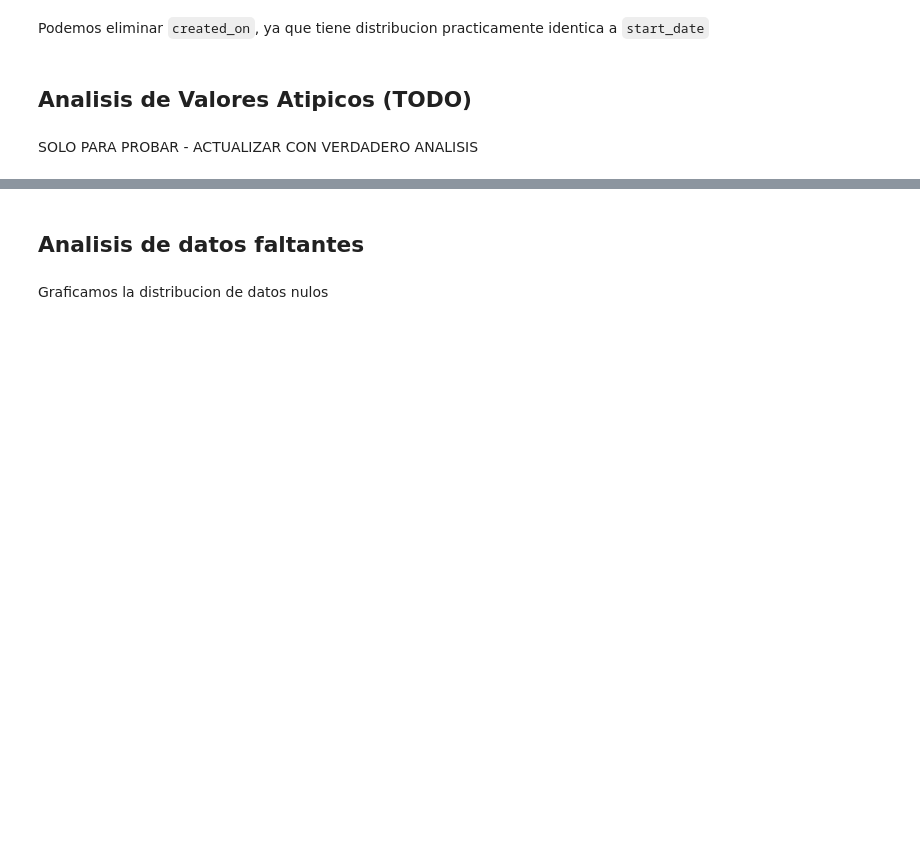
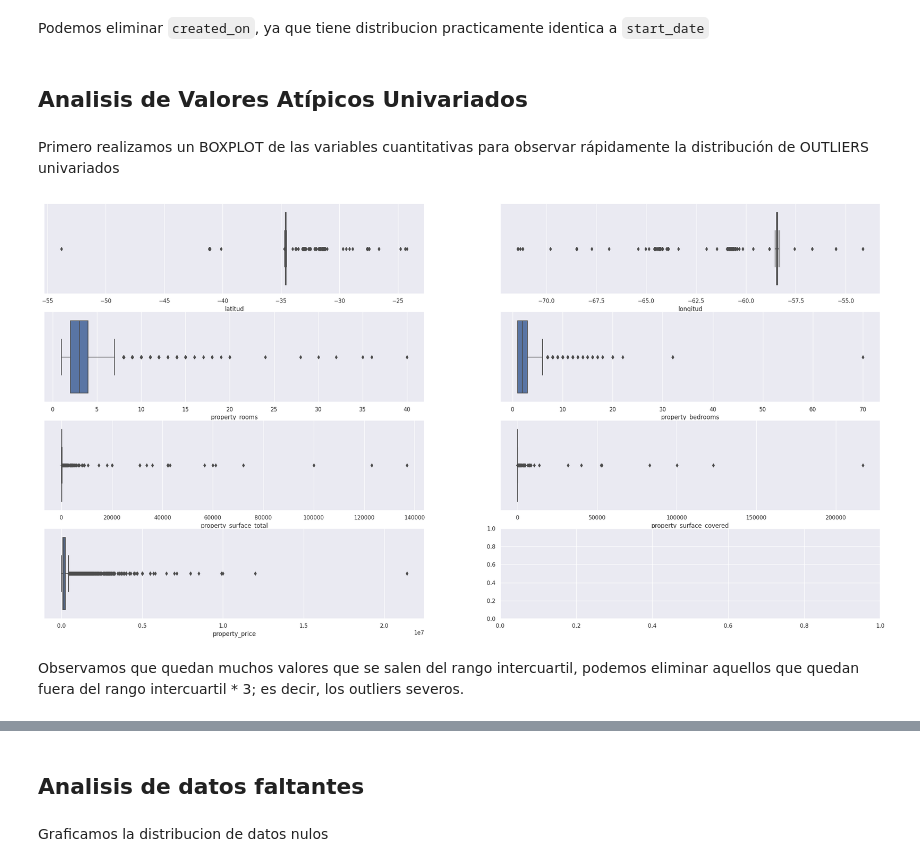
Before and after one commit to ManuSanchez02/7506R-2c2022-GRUPO09, a Jupyter notebook: TP1.ipynb, the cells around one changed output, grey strips where cells are left out. Cells and saved outputs as stored; diff of their text form; code cells hidden in the pictures; blank space fills up the shorter version.

```diff
--- a/TP1.ipynb
+++ b/TP1.ipynb
@@ -12,8 +12,9 @@ from sklearn.model_selection import train_test_split
 from sklearn.experimental import enable_iterative_imputer
 from sklearn.impute import IterativeImputer
 from sklearn.linear_model import LinearRegression
+from sklearn.neighbors import LocalOutlierFactor
 
-dataset = pd.read_csv("../datasets/properati_argentina_2021.csv")
+dataset = pd.read_csv("properati_argentina_2021.csv")
 sns.set()
 
 SEMILLA = 0
@@ -249,10 +354,16 @@ sns.histplot(ax=axes[2], data=variables_temporales, x="created_on", stat="densit
 # %% [markdown]
 Podemos eliminar `created_on`, ya que tiene distribucion practicamente identica a `start_date`
 # %% [markdown]
-## Analisis de Valores Atipicos (TODO)
+ ## Analisis de Valores Atípicos Univariados
-# %% [markdown]
-SOLO PARA PROBAR - ACTUALIZAR CON VERDADERO ANALISIS
-# %%
-for columna in variables_cuantitativas.columns:
-    filtro_columna = dataset_train[columna] > dataset_train[columna].quantile(0.99)
-    dataset_train[columna] = dataset_train[columna].mask(filtro_columna, np.NaN)
+# %% [markdown]
+Primero realizamos un BOXPLOT de las variables cuantitativas para observar rápidamente la distribución de OUTLIERS univariados
+# %%
+figs, axes = plt.subplots(nrows=4, ncols=2, figsize=(30, 15))
+axes = np.ndarray.flatten(axes)
+for (i, columna) in enumerate(variables_cuantitativas.columns):
+    grafico=sns.boxplot(ax=axes[i], x=variables_cuantitativas[columna])
+    grafico.set(xlabel=columna)
+# %% [output]
+[figure, added]
+# %% [markdown]
+Observamos que quedan muchos valores que se salen del rango intercuartil, podemos eliminar aquellos que quedan fuera del rango intercuartil * 3; es decir, los outliers severos.
```
Also changed, not shown: parts of 45 cells of this notebook.
